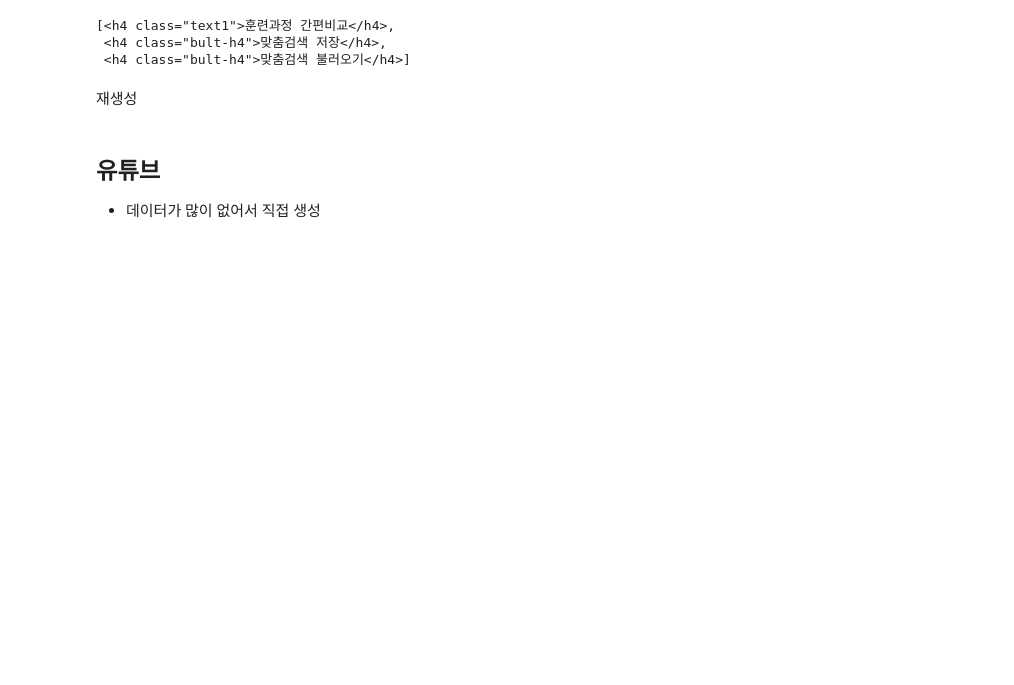
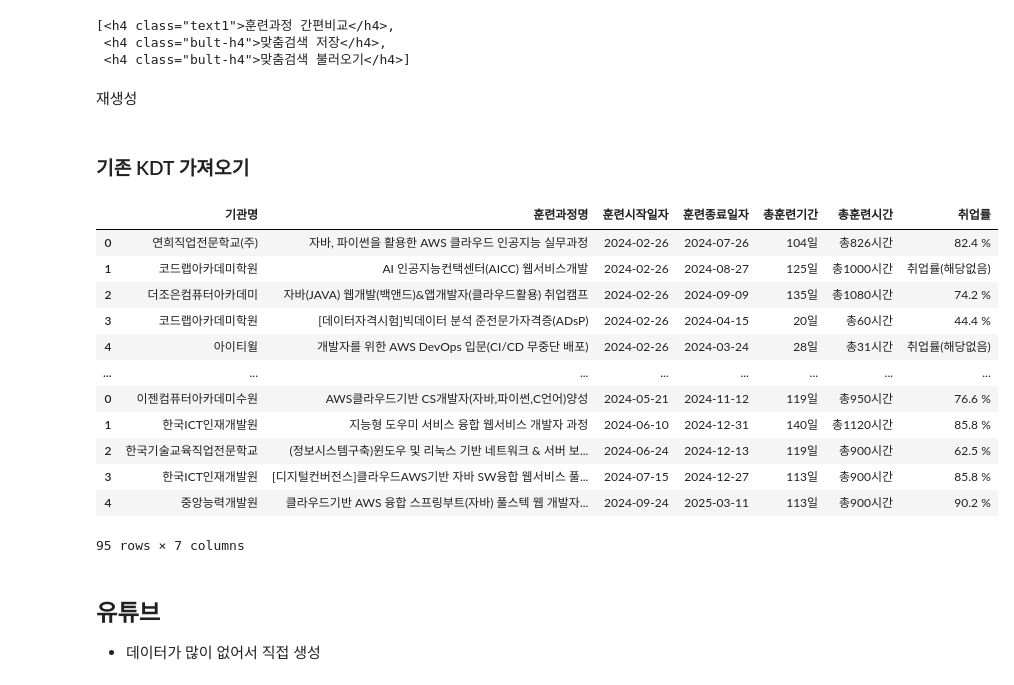
Before and after one commit to Pepi10/b7_Crawling, a Jupyter notebook: 이주복/개발노트.ipynb, the cells around one changed output. Drawn from its saved outputs; the diff is of its cells as text; code cells hidden in the pictures; blank space fills up the shorter version.

```diff
--- a/이주복/개발노트.ipynb
+++ b/이주복/개발노트.ipynb
@@ -102,3 +102,5 @@ edutype = re.sub(' +','', re.sub('\n','', soup.select('span.con')[12].text))
 
 pd.DataFrame([title, academy, rating, category, start_day, end_day, routation, edutype],
              index = ['강의제목','학원명','만족도','NCS직무분류','훈련시작일자','훈련종료일자','회차','훈련유형']).T
+# %% [markdown]
+### 기존 KDT 가져오기
@@ -104,0 +117,3 @@ pd.DataFrame([title, academy, rating, category, start_day, end_day, routation, e
+# %%
+# 빈 데이터프레임
+hrd_res = pd.DataFrame(index=['기관명', '훈련과정명', '훈련시작일자', '훈련종료일자', '총훈련기간', '총훈련시간', '취업률']).T
@@ -104,0 +165,16 @@ pd.DataFrame([title, academy, rating, category, start_day, end_day, routation, e
+# %%
+hrd_res
+# %% [output]
+|  | 기관명 | 훈련과정명 | 훈련시작일자 | 훈련종료일자 | 총훈련기간 | 총훈련시간 | 취업률 |
+| 0 | 연희직업전문학교(주) | 자바, 파이썬을 활용한 AWS 클라우드 인공지능 실무과정 | 2024-02-26 | 2024-07-26 | 104일 | 총826시간 | 82.4 % |
+| 1 | 코드랩아카데미학원 | AI 인공지능컨택센터(AICC) 웹서비스개발 | 2024-02-26 | 2024-08-27 | 125일 | 총1000시간 | 취업률(해당없음) |
+| 2 | 더조은컴퓨터아카데미 | 자바(JAVA) 웹개발(백앤드)&앱개발자(클라우드활용) 취업캠프 | 2024-02-26 | 2024-09-09 | 135일 | 총1080시간 | 74.2 % |
+| 3 | 코드랩아카데미학원 | [데이터자격시험]빅데이터 분석 준전문가자격증(ADsP) | 2024-02-26 | 2024-04-15 | 20일 | 총60시간 | 44.4 % |
+| 4 | 아이티윌 | 개발자를 위한 AWS DevOps 입문(CI/CD 무중단 배포) | 2024-02-26 | 2024-03-24 | 28일 | 총31시간 | 취업률(해당없음) |
+| ... | ... | ... | ... | ... | ... | ... | ... |
+| 0 | 이젠컴퓨터아카데미수원 | AWS클라우드기반 CS개발자(자바,파이썬,C언어)양성 | 2024-05-21 | 2024-11-12 | 119일 | 총950시간 | 76.6 % |
+| 1 | 한국ICT인재개발원 | 지능형 도우미 서비스 융합 웹서비스 개발자 과정 | 2024-06-10 | 2024-12-31 | 140일 | 총1120시간 | 85.8 % |
+| 2 | 한국기술교육직업전문학교 | (정보시스템구축)윈도우 및 리눅스 기반 네트워크 & 서버 보... | 2024-06-24 | 2024-12-13 | 119일 | 총900시간 | 62.5 % |
+| 3 | 한국ICT인재개발원 | [디지털컨버전스]클라우드AWS기반 자바 SW융합 웹서비스 풀... | 2024-07-15 | 2024-12-27 | 113일 | 총900시간 | 85.8 % |
+| 4 | 중앙능력개발원 | 클라우드기반 AWS 융합 스프링부트(자바) 풀스텍 웹 개발자... | 2024-09-24 | 2025-03-11 | 113일 | 총900시간 | 90.2 % |
+95 rows × 7 columns
```
Also changed, not shown: parts of 3 cells of this notebook, 27 other files.
